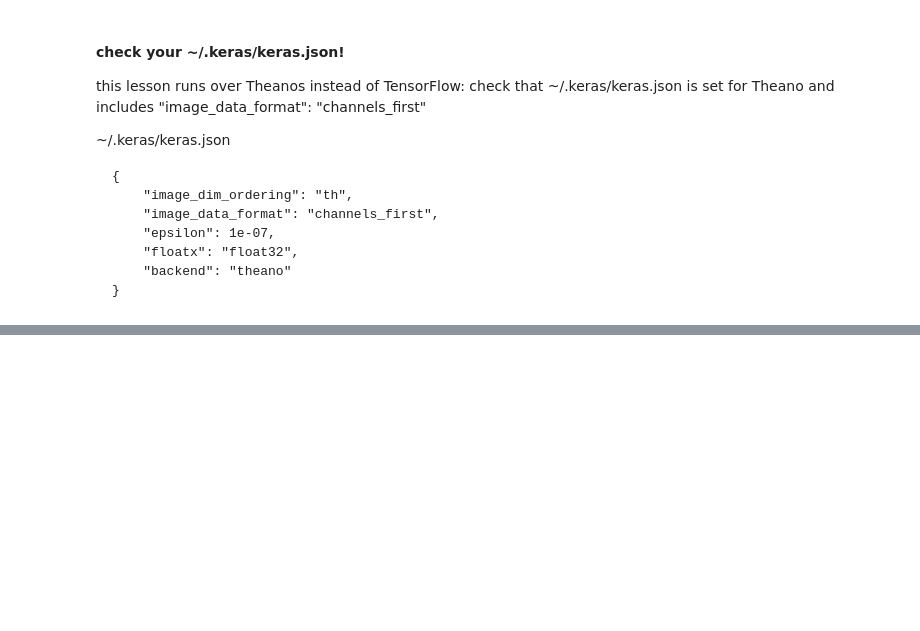
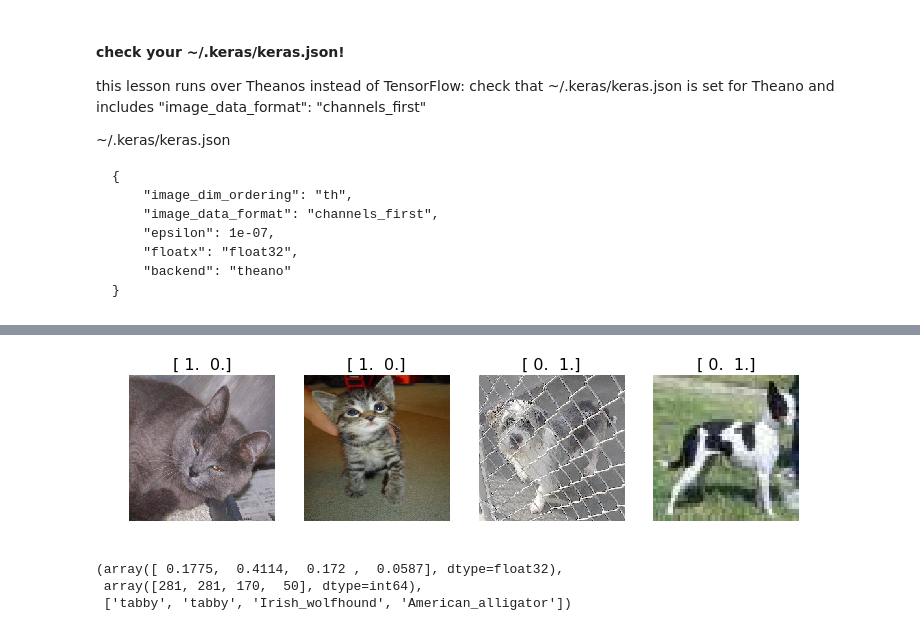
Before and after one commit to LeMans-SchoolofAI/Fast.ai-17, a Jupyter notebook: Fast.ai Lesson 1.ipynb, the cells around one changed output, grey strips where cells are left out. Cells and saved outputs as stored; diff of their text form; code cells hidden in the pictures; blank space fills up the shorter version.

```diff
--- a/Fast.ai Lesson 1.ipynb
+++ b/Fast.ai Lesson 1.ipynb
@@ -54,8 +32,8 @@ nvcc fatal   : Cannot find compiler 'cl.exe' in PATH
 # As large as you can, but no larger than 64 is recommended.
 # If you have an older or cheaper GPU, you'll run out of memory, so will have to decrease this.
 #batch_size = 1
-#batch_size = 4
-batch_size = 64
+batch_size = 4 #for plotting
+#batch_size = 64
 # %%
 # Import our class, and instantiate
 import vgg16; reload(vgg16)
@@ -76,0 +53,12 @@ KeyboardInterrupt:
+# %%
+imgs,labels = next(batches)
+# %%
+plots(imgs, titles=labels)
+# %% [output]
+[figure, added]
+# %%
+vgg.predict(imgs, True)
+# %% [output]
+(array([ 0.1775,  0.4114,  0.172 ,  0.0587], dtype=float32),
+ array([281, 281, 170,  50], dtype=int64),
+ ['tabby', 'tabby', 'Irish_wolfhound', 'American_alligator'])
```
Also changed, not shown: parts of 13 cells of this notebook.
